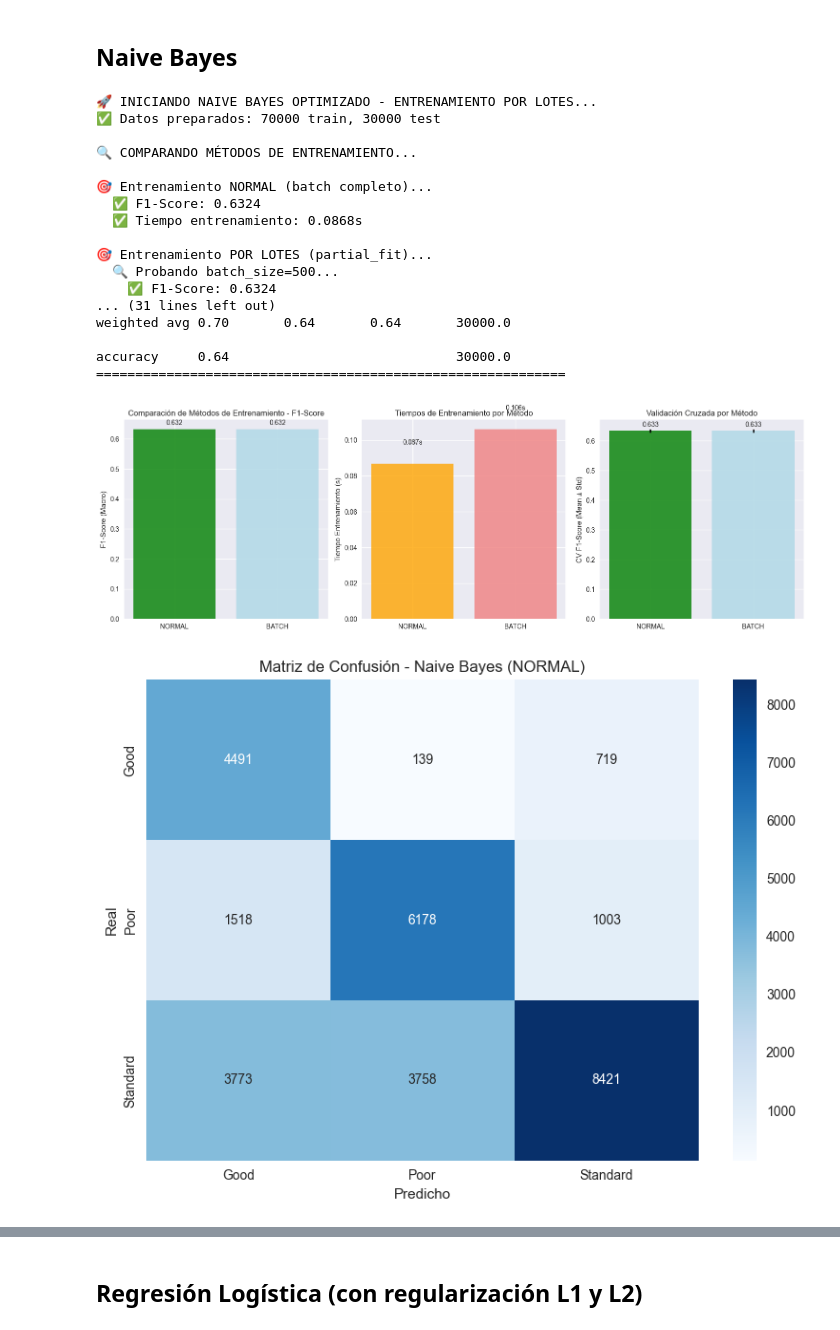
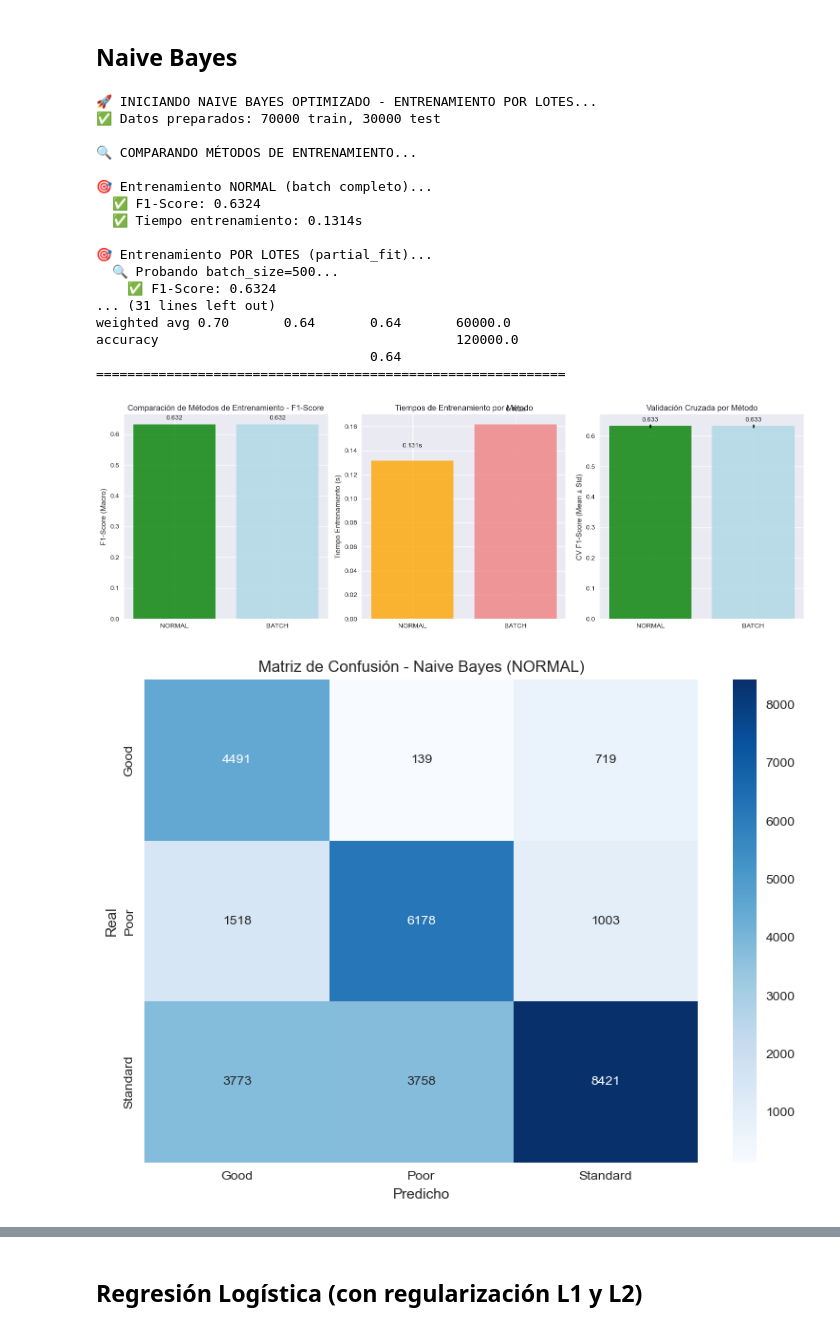
Before and after one commit to luispenaranda08/Credit-Score-Classsification-w-Machine-Learning, a Jupyter notebook: Optimizacion_Computacional.ipynb, the cells around one changed output, grey strips where cells are left out. Drawn from its saved outputs; the diff is of its cells as text; code cells hidden in the pictures.

```diff
--- a/Optimizacion_Computacional.ipynb
+++ b/Optimizacion_Computacional.ipynb
@@ -292,8 +290,8 @@ weighted_avg = np.average(class_report_df[['precision', 'recall', 'f1-score']],
 class_report_df.loc['macro avg'] = [macro_avg['precision'], macro_avg['recall'],
                                    macro_avg['f1-score'], class_report_df['support'].sum()]
 class_report_df.loc['weighted avg'] = [weighted_avg[0], weighted_avg[1],
-                                      weighted_avg[2], class_report_df['support'][3]]
-class_report_df.loc['accuracy'] = [accuracy_best, '', '', class_report_df['support'][3]]
+                                      weighted_avg[2], class_report_df['support'].sum()]
+class_report_df.loc['accuracy'] = [accuracy_best, '', '', class_report_df['support'].sum()]
 
 print("\n📊 TABLA DE MÉTRICAS POR CLASE:")
 print("="*60)
@@ -301,8 +299,8 @@ print(f"{'':<12} {'precision':<10} {'recall':<10} {'f1-score':<10} {'support':<1
 print("-" * 60)
 for idx, row in class_report_df.iterrows():
     if idx == 'accuracy':
-        print()
-        print(f"{idx:<12} {row['precision']:<10.2f} {'':<10} {'':<10} {row['support']:<10}")
+        print(f"{idx:<12} {'':<10} {'':<10} {'':<10} {row['support']:<10}")
+        print(f"{'':<12} {'':<10} {'':<10} {row['precision']:<10.2f} {'':<10}")
     else:
         print(f"{idx:<12} {row['precision']:<10.2f} {row['recall']:<10.2f} {row['f1-score']:<10.2f} {row['support']:<10}")
 print("="*60)
@@ -752,8 +814,8 @@ weighted_avg = np.average(class_report_df[['precision', 'recall', 'f1-score']],
 class_report_df.loc['macro avg'] = [macro_avg['precision'], macro_avg['recall'],
                                    macro_avg['f1-score'], class_report_df['support'].sum()]
 class_report_df.loc['weighted avg'] = [weighted_avg[0], weighted_avg[1],
-                                      weighted_avg[2], class_report_df['support'][3]]
-class_report_df.loc['accuracy'] = [accuracy_best, '', '', class_report_df['support'][3]]
+                                      weighted_avg[2], class_report_df['support'].sum()]
+class_report_df.loc['accuracy'] = [accuracy_best, '', '', class_report_df['support'].sum()]
 
 print("\n📊 TABLA DE MÉTRICAS POR CLASE:")
 print("="*60)
@@ -761,8 +823,8 @@ print(f"{'':<12} {'precision':<10} {'recall':<10} {'f1-score':<10} {'support':<1
 print("-" * 60)
 for idx, row in class_report_df.iterrows():
     if idx == 'accuracy':
-        print()
-        print(f"{idx:<12} {row['precision']:<10.2f} {'':<10} {'':<10} {row['support']:<10}")
+        print(f"{idx:<12} {'':<10} {'':<10} {'':<10} {row['support']:<10}")
+        print(f"{'':<12} {'':<10} {'':<10} {row['precision']:<10.2f} {'':<10}")
     else:
         print(f"{idx:<12} {row['precision']:<10.2f} {row['recall']:<10.2f} {row['f1-score']:<10.2f} {row['support']:<10}")
 print("="*60)
@@ -885,38 +947,38 @@ optimized_data = {
     'cv_std': cv_std_best,
     'execution_time': execution_time,
     'training_time': best_results['training_time'],
     'classification_report': class_report_df,
     'all_results': results,
     'preprocessor': preprocessor,
     'label_encoder': le
 }
 
 if best_method_name == 'batch':
     optimized_data['best_batch_size'] = best_results['best_batch_size']
     optimized_data['all_batch_results'] = best_results['all_batch_results']
 
 joblib.dump(optimized_data, 'naive_bayes_optimized_results.pkl')
 print(f"\n💾 Resultados optimizados guardados: 'naive_bayes_optimized_results.pkl'")
 print("="*70)
 # %% [output]
 🚀 INICIANDO NAIVE BAYES OPTIMIZADO - ENTRENAMIENTO POR LOTES...
 ✅ Datos preparados: 70000 train, 30000 test
 
 🔍 COMPARANDO MÉTODOS DE ENTRENAMIENTO...
 
 🎯 Entrenamiento NORMAL (batch completo)...
   ✅ F1-Score: 0.6324
-  ✅ Tiempo entrenamiento: 0.0868s
+  ✅ Tiempo entrenamiento: 0.1314s
 
 🎯 Entrenamiento POR LOTES (partial_fit)...
   🔍 Probando batch_size=500...
     ✅ F1-Score: 0.6324
 ... (31 lines left out)
-weighted avg 0.70       0.64       0.64       30000.0
-
-accuracy     0.64                             30000.0
+weighted avg 0.70       0.64       0.64       60000.0
+accuracy                                      120000.0
+                                   0.64
 ============================================================
-[figure, old version]
+[figure, new version]
 [figure]
 ======================================================================
 🎯 RESUMEN FINAL - NAIVE BAYES OPTIMIZADO
```
Also changed, not shown: parts of 31 cells of this notebook.
